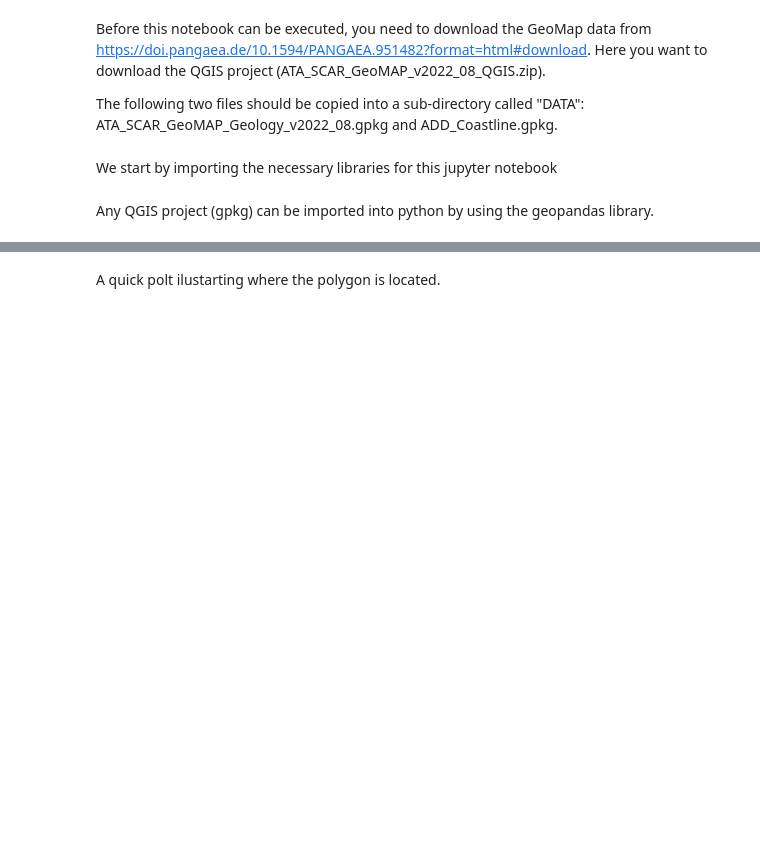
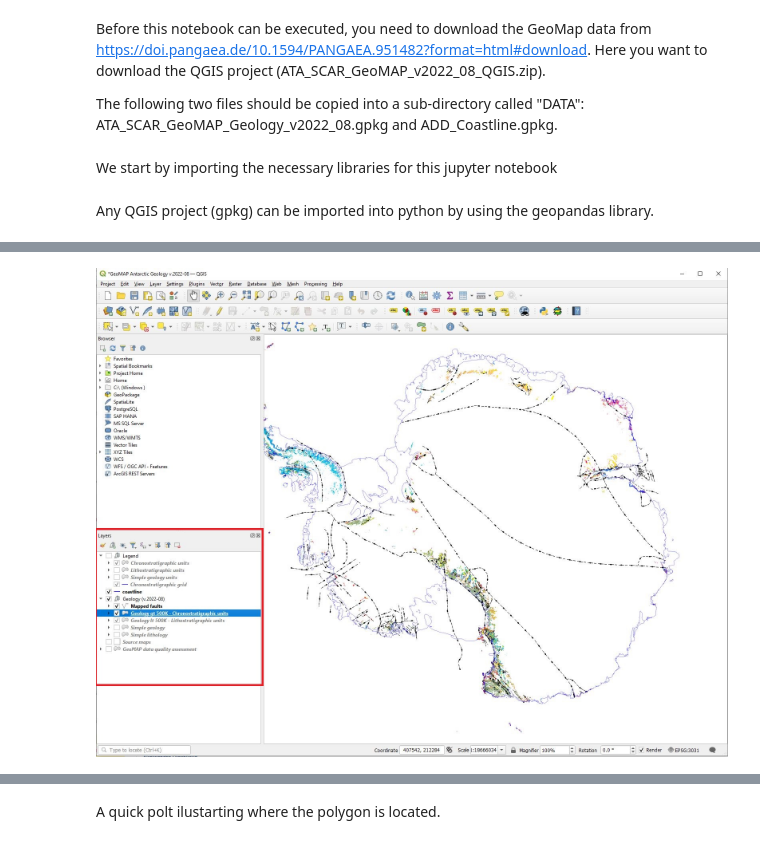
Before and after one commit to MaximilianLowe/How_to_import_and_plot_Antarctic_GeoMap_with_python, a Jupyter notebook: Import_and_plot_GeoMap_with_python.ipynb, the cells around one changed output, grey strips where cells are left out. Saved outputs shown, nothing was run; the diff lists cells and outputs as text; code cells hidden in the pictures; blank space fills up the shorter version.

Commit message:
updated figure display in jupyter notebook

```diff
--- a/Import_and_plot_GeoMap_with_python.ipynb
+++ b/Import_and_plot_GeoMap_with_python.ipynb
@@ -40,0 +29,5 @@ Underlined with red is the layer name your are looking for.
+# %%
+QGIS_screenshot = Image.open('Screenshots/QGIS_overview.jpg')
+display(QGIS_screenshot)
+# %% [output]
+[figure, added]
```
Also changed, not shown: parts of 14 cells of this notebook.
